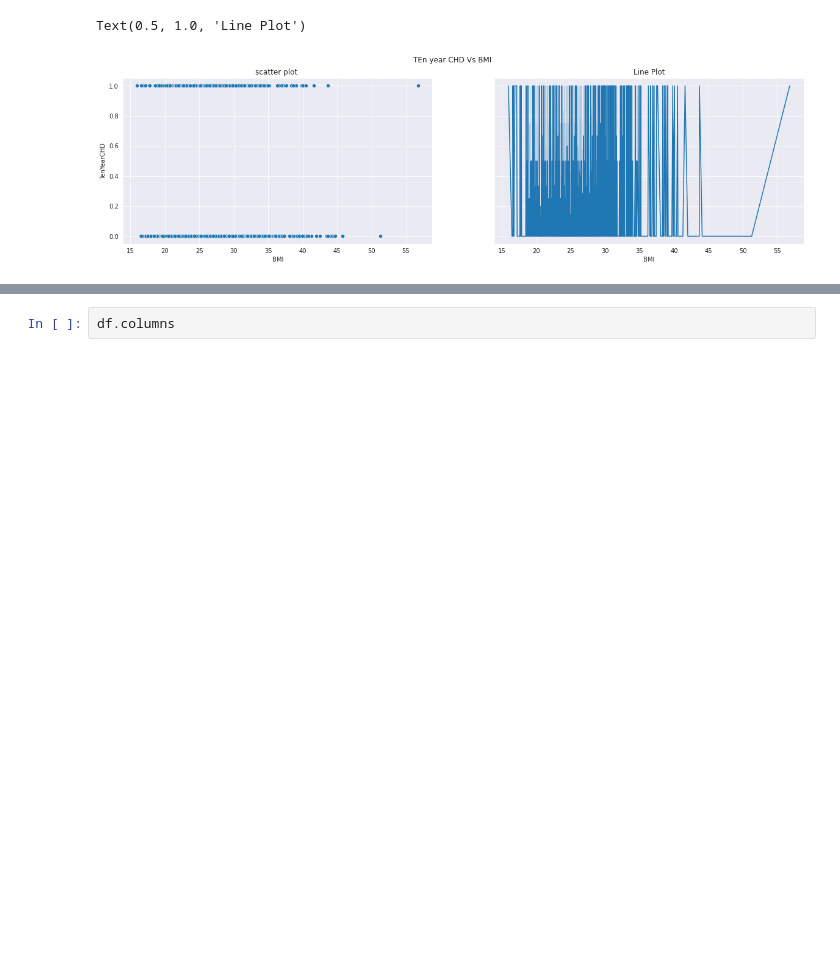
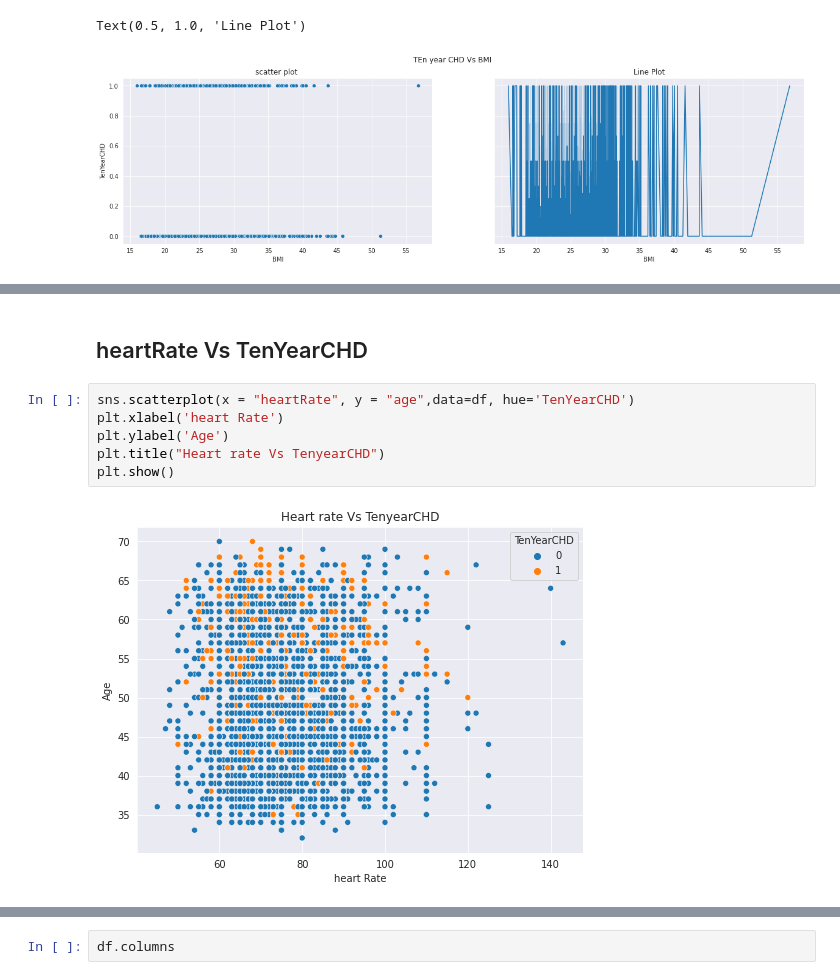
Before and after one commit to Kunaltembhare003/Cardiovascular-heart-diseases, a Jupyter notebook: Cardiovascular_heart_diseases.ipynb, the cells around one changed output, grey strips where cells are left out. Saved outputs shown, nothing was run; the diff lists cells and outputs as text; blank space fills up the shorter version.

```diff
--- a/Cardiovascular_heart_diseases.ipynb
+++ b/Cardiovascular_heart_diseases.ipynb
@@ -504,0 +525,10 @@ Text(0.5, 1.0, 'Line Plot')
+# %% [markdown]
+## heartRate Vs TenYearCHD
+# %%
+sns.scatterplot(x = "heartRate", y = "age",data=df, hue='TenYearCHD')
+plt.xlabel('heart Rate')
+plt.ylabel('Age')
+plt.title("Heart rate Vs TenyearCHD")
+plt.show()
+# %% [output]
+[figure, added]
```
Also changed, not shown: parts of 45 cells of this notebook.
